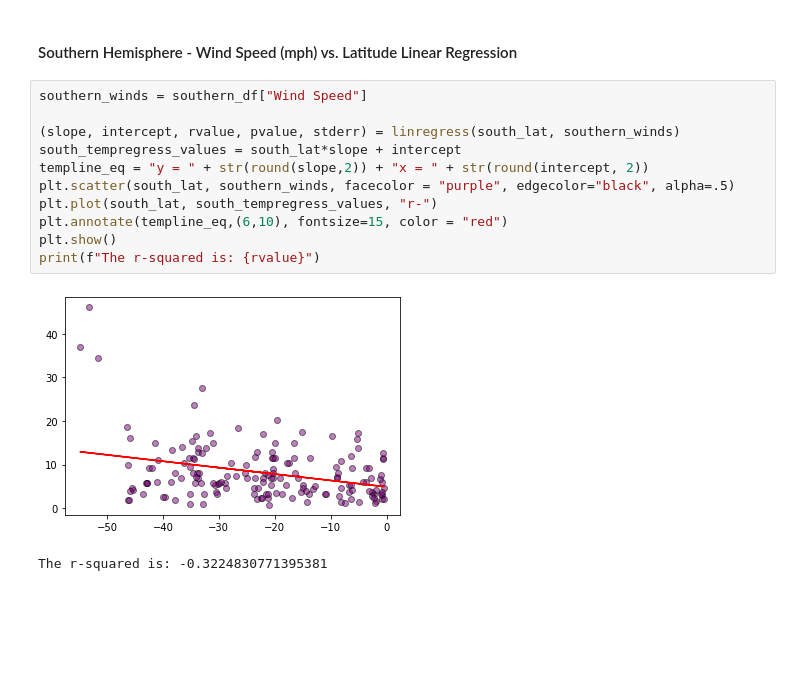
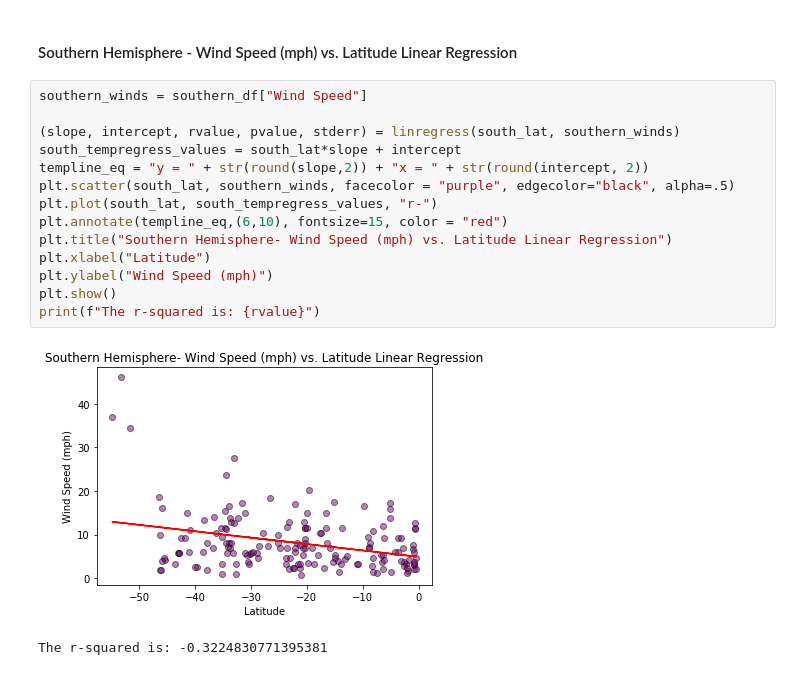
Before and after one commit to Bcliffwm/python-api-challenge, a Jupyter notebook: starter_code/WeatherPy.ipynb, the cells around one changed output. Saved outputs shown, nothing was run; the diff lists cells and outputs as text; blank space fills up the shorter version.

```diff
--- a/starter_code/WeatherPy.ipynb
+++ b/starter_code/WeatherPy.ipynb
@@ -384,14 +382,17 @@ The r-squared is: 0.10713827743884798
 # %%
 southern_winds = southern_df["Wind Speed"]
 
 (slope, intercept, rvalue, pvalue, stderr) = linregress(south_lat, southern_winds)
 south_tempregress_values = south_lat*slope + intercept
 templine_eq = "y = " + str(round(slope,2)) + "x = " + str(round(intercept, 2))
 plt.scatter(south_lat, southern_winds, facecolor = "purple", edgecolor="black", alpha=.5)
 plt.plot(south_lat, south_tempregress_values, "r-")
 plt.annotate(templine_eq,(6,10), fontsize=15, color = "red")
+plt.title("Southern Hemisphere- Wind Speed (mph) vs. Latitude Linear Regression")
+plt.xlabel("Latitude")
+plt.ylabel("Wind Speed (mph)")
 plt.show()
 print(f"The r-squared is: {rvalue}")
 # %% [output]
-[figure, old version]
+[figure, new version]
 The r-squared is: -0.3224830771395381
```
Also changed, not shown: parts of 1 cell of this notebook.
